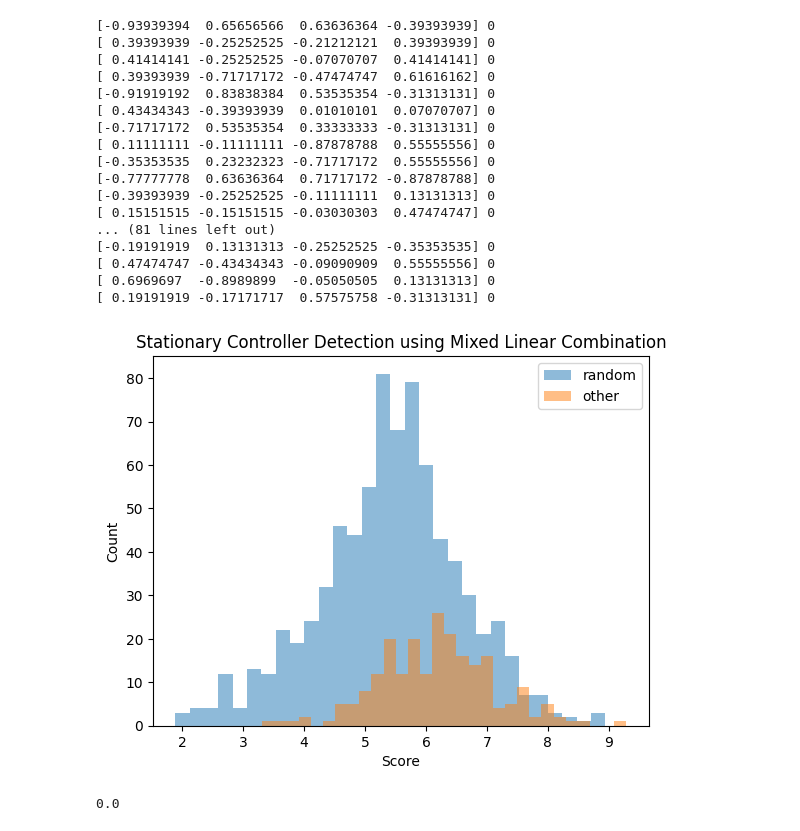
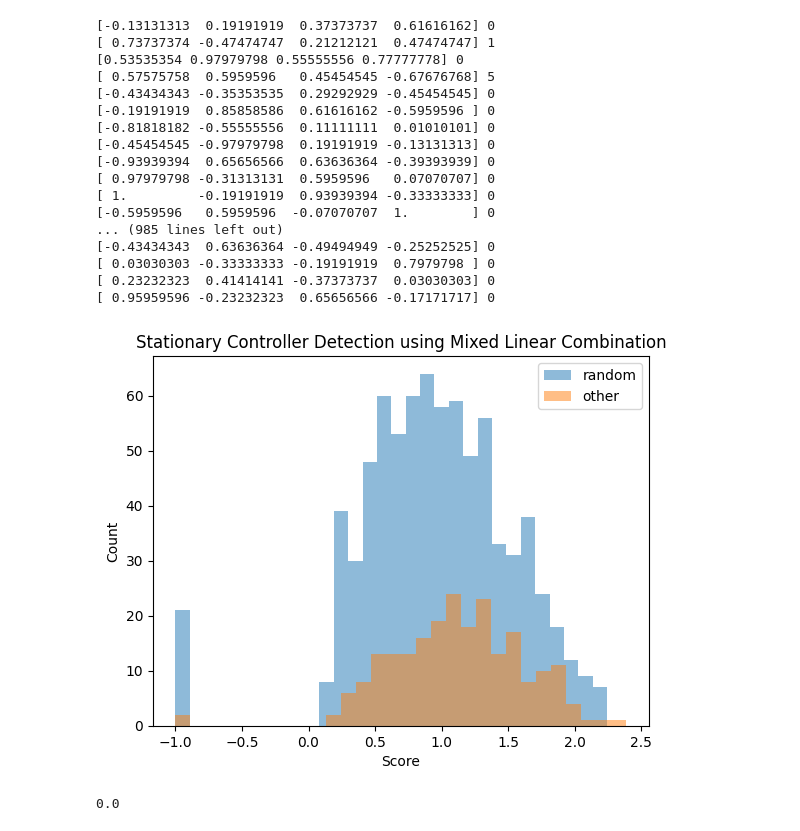
Before and after one commit to Connor-Mattson/SwarmBehaviorDiscovery, a Jupyter notebook: z-experiments/01-10-23-in-place.ipynb, the cells around one changed output. Saved outputs shown, nothing was run; the diff lists cells and outputs as text; code cells hidden in the pictures.

```diff
--- a/z-experiments/01-10-23-in-place.ipynb
+++ b/z-experiments/01-10-23-in-place.ipynb
@@ -89,9 +89,12 @@ for i, label in enumerate(classes):
     # Mirror Property
     mirrored_controller = np.array([v0_l, v0_r, -v0_l, -v0_r])
     mirror_score = np.linalg.norm(mirrored_controller - controllers[i])
+    k_m = 0.15
+    mirror_score = -1 if mirror_score < k_m else mirror_score
+    mx = mirror_score
 
     # Mixed Stationary Score
-    mx = mirror_score + 2*on_spin_variance + 2*off_spin_variance + on_magnitude + off_magnitude
+    # mx = mirror_score + 2*on_spin_variance + 2*off_spin_variance + on_magnitude + off_magnitude
 
     # if mx == 0.0:
     #     print(controllers[i], classes[i])
@@ -105,50 +108,50 @@ for i, label in enumerate(classes):
         not_random.append(mx)
 
 plt.hist(random, bins=30, alpha=0.5, label='random')
 plt.hist(not_random, bins=30, alpha=0.5, label='other')
 plt.legend(loc='upper right')
 plt.title("Stationary Controller Detection using Mixed Linear Combination")
 plt.xlabel("Score")
 plt.ylabel("Count")
 plt.show()
 
 # Also try hist2d with the second largest value from each controller
 
 # EPSILON = 0.05
 # total_counts = [0 for i in range(max(classes) + 1)]
 # count = [0 for i in range(max(classes) + 1)]
 # for i, vec in enumerate(controllers):
 #     total_counts[classes[i]] += 1
 #
 #     nparr = np.array(vec)
 #     # if np.linalg.norm(vec) > EPSILON:
 #     #     count[classes[i]] += 1
 #     for l in vec:
 #         if EPSILON > l > -EPSILON:
 #             print(vec)
 #             count[classes[i]] += 1
 #             break
 #
 # print(total_counts, count)
 # %% [output]
+[-0.13131313  0.19191919  0.37373737  0.61616162] 0
+[ 0.73737374 -0.47474747  0.21212121  0.47474747] 1
+[0.53535354 0.97979798 0.55555556 0.77777778] 0
+[ 0.57575758  0.5959596   0.45454545 -0.67676768] 5
+[-0.43434343 -0.35353535  0.29292929 -0.45454545] 0
+[-0.19191919  0.85858586  0.61616162 -0.5959596 ] 0
+[-0.81818182 -0.55555556  0.11111111  0.01010101] 0
+[-0.45454545 -0.97979798  0.19191919 -0.13131313] 0
 [-0.93939394  0.65656566  0.63636364 -0.39393939] 0
-[ 0.39393939 -0.25252525 -0.21212121  0.39393939] 0
-[ 0.41414141 -0.25252525 -0.07070707  0.41414141] 0
-[ 0.39393939 -0.71717172 -0.47474747  0.61616162] 0
-[-0.91919192  0.83838384  0.53535354 -0.31313131] 0
-[ 0.43434343 -0.39393939  0.01010101  0.07070707] 0
-[-0.71717172  0.53535354  0.33333333 -0.31313131] 0
-[ 0.11111111 -0.11111111 -0.87878788  0.55555556] 0
-[-0.35353535  0.23232323 -0.71717172  0.55555556] 0
-[-0.77777778  0.63636364  0.71717172 -0.87878788] 0
-[-0.39393939 -0.25252525 -0.11111111  0.13131313] 0
-[ 0.15151515 -0.15151515 -0.03030303  0.47474747] 0
-... (81 lines left out)
-[-0.19191919  0.13131313 -0.25252525 -0.35353535] 0
-[ 0.47474747 -0.43434343 -0.09090909  0.55555556] 0
-[ 0.6969697  -0.8989899  -0.05050505  0.13131313] 0
-[ 0.19191919 -0.17171717  0.57575758 -0.31313131] 0
+[ 0.97979798 -0.31313131  0.5959596   0.07070707] 0
+[ 1.         -0.19191919  0.93939394 -0.33333333] 0
+[-0.5959596   0.5959596  -0.07070707  1.        ] 0
+... (985 lines left out)
+[-0.43434343  0.63636364 -0.49494949 -0.25252525] 0
+[ 0.03030303 -0.33333333 -0.19191919  0.7979798 ] 0
+[ 0.23232323  0.41414141 -0.37373737  0.03030303] 0
+[ 0.95959596 -0.23232323  0.65656566 -0.17171717] 0
-[figure, old version]
+[figure, new version]
 # %%
 v0_l, v0_r, v1_l, v1_r = 2.0, -2.0, 2.0, -2.0
 
```
Also changed, not shown: 6 other files.
